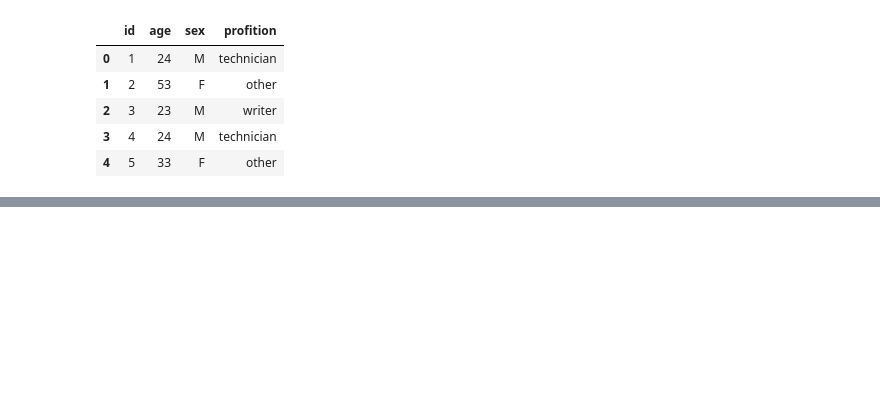
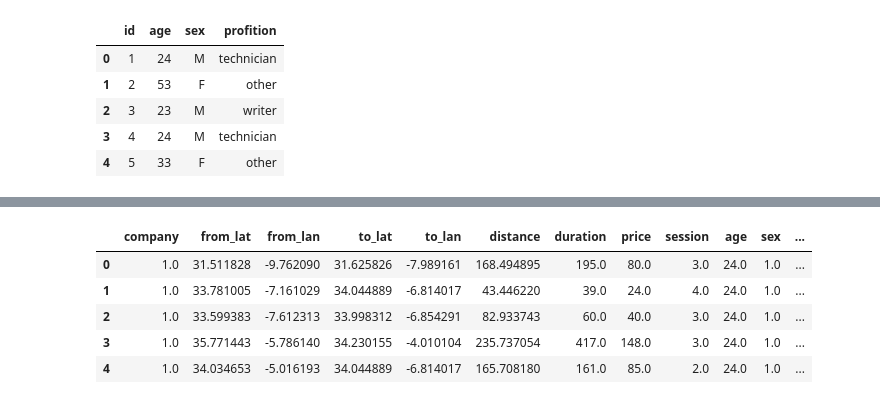
Before and after one commit to manalelidrissi/Systeme-de-recommandation-des-trajets-pour-les-passagers, a Jupyter notebook: Bots/preproc.ipynb, the cells around one changed output, grey strips where cells are left out. Drawn from its saved outputs; the diff is of its cells as text; code cells hidden in the pictures; blank space fills up the shorter version.

```diff
--- a/Bots/preproc.ipynb
+++ b/Bots/preproc.ipynb
@@ -284,0 +480,27 @@ Counter({2.0: 118, 1.0: 787, 0.0: 95})
+# %%
+rt = []
+for i in range(len(history)):
+    try :
+        rt.append([history['user_id'][i],history['trip_id'][i],rating[str(int(history['comfort'][i]))+str(int(history['speed'][i]))+str(int(history['trafic'][i]))+str(int(history['security'][i]))+str(history['retard'][i])]])
+    except :
+        pass
+# %%
+X = []
+trips = trips.to_numpy()
+users = users.to_numpy()
+for r in rt:
+    X.append(np.concatenate([trips[r[1]],users[r[0]-1]]))
+# %%
+data = pd.DataFrame(X,columns=['company', 'from_lat', 'from_lan', 'to_lat', 'to_lan', 'distance',
+       'duration', 'price','session','age', 'sex', 'profition'])
+# %%
+data['rating'] = np.array(rt)[:,2]
+# %%
+data.head()
+# %% [output]
+|  | company | from_lat | from_lan | to_lat | to_lan | distance | duration | price | session | age | sex | ... |
+| 0 | 1.0 | 31.511828 | -9.762090 | 31.625826 | -7.989161 | 168.494895 | 195.0 | 80.0 | 3.0 | 24.0 | 1.0 | ... |
+| 1 | 1.0 | 33.781005 | -7.161029 | 34.044889 | -6.814017 | 43.446220 | 39.0 | 24.0 | 4.0 | 24.0 | 1.0 | ... |
+| 2 | 1.0 | 33.599383 | -7.612313 | 33.998312 | -6.854291 | 82.933743 | 60.0 | 40.0 | 3.0 | 24.0 | 1.0 | ... |
+| 3 | 1.0 | 35.771443 | -5.786140 | 34.230155 | -4.010104 | 235.737054 | 417.0 | 148.0 | 3.0 | 24.0 | 1.0 | ... |
+| 4 | 1.0 | 34.034653 | -5.016193 | 34.044889 | -6.814017 | 165.708180 | 161.0 | 85.0 | 2.0 | 24.0 | 1.0 | ... |
```
Also changed, not shown: parts of 29 cells of this notebook, 5 other files.
